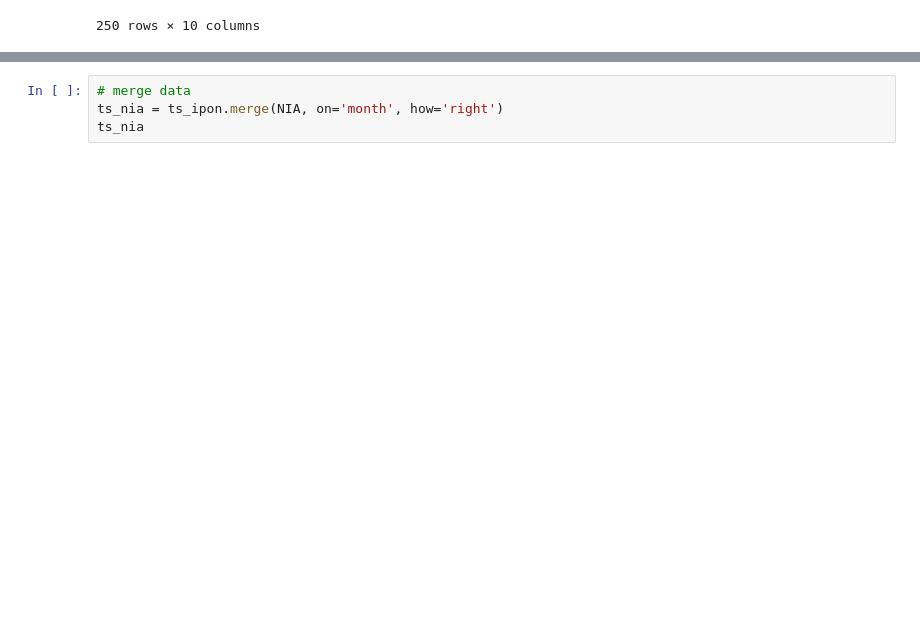
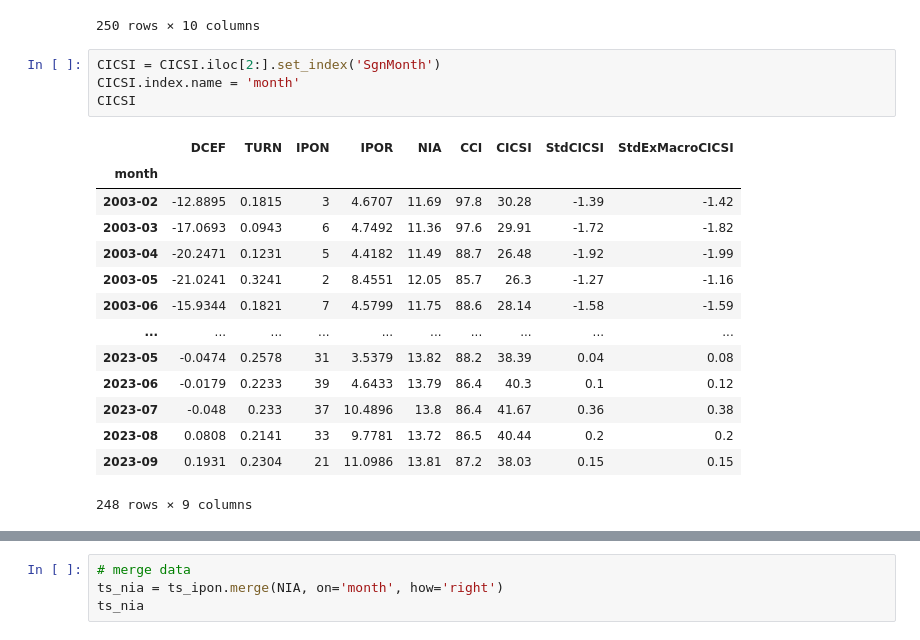
Before and after one commit to chenghang1989/Asset-Pricing-Homework, a Jupyter notebook: Homework1.ipynb, the cells around one changed output, grey strips where cells are left out. Saved outputs shown, nothing was run; the diff lists cells and outputs as text; blank space fills up the shorter version.

```diff
--- a/Homework1.ipynb
+++ b/Homework1.ipynb
@@ -1707,5 +1707,24 @@ CICSI
 | 248 | 2023-08 | 0.0808 | 0.2141 | 33 | 9.7781 | 13.72 | 86.5 | 40.44 | 0.2 | 0.2 |
 | 249 | 2023-09 | 0.1931 | 0.2304 | 21 | 11.0986 | 13.81 | 87.2 | 38.03 | 0.15 | 0.15 |
 250 rows × 10 columns
+# %%
+CICSI = CICSI.iloc[2:].set_index('SgnMonth')
+CICSI.index.name = 'month'
+CICSI
+# %% [output]
+|  | DCEF | TURN | IPON | IPOR | NIA | CCI | CICSI | StdCICSI | StdExMacroCICSI |
+| month |  |  |  |  |  |  |  |  |  |
+| 2003-02 | -12.8895 | 0.1815 | 3 | 4.6707 | 11.69 | 97.8 | 30.28 | -1.39 | -1.42 |
+| 2003-03 | -17.0693 | 0.0943 | 6 | 4.7492 | 11.36 | 97.6 | 29.91 | -1.72 | -1.82 |
+| 2003-04 | -20.2471 | 0.1231 | 5 | 4.4182 | 11.49 | 88.7 | 26.48 | -1.92 | -1.99 |
+| 2003-05 | -21.0241 | 0.3241 | 2 | 8.4551 | 12.05 | 85.7 | 26.3 | -1.27 | -1.16 |
+| 2003-06 | -15.9344 | 0.1821 | 7 | 4.5799 | 11.75 | 88.6 | 28.14 | -1.58 | -1.59 |
+| ... | ... | ... | ... | ... | ... | ... | ... | ... | ... |
+| 2023-05 | -0.0474 | 0.2578 | 31 | 3.5379 | 13.82 | 88.2 | 38.39 | 0.04 | 0.08 |
+| 2023-06 | -0.0179 | 0.2233 | 39 | 4.6433 | 13.79 | 86.4 | 40.3 | 0.1 | 0.12 |
+| 2023-07 | -0.048 | 0.233 | 37 | 10.4896 | 13.8 | 86.4 | 41.67 | 0.36 | 0.38 |
+| 2023-08 | 0.0808 | 0.2141 | 33 | 9.7781 | 13.72 | 86.5 | 40.44 | 0.2 | 0.2 |
+| 2023-09 | 0.1931 | 0.2304 | 21 | 11.0986 | 13.81 | 87.2 | 38.03 | 0.15 | 0.15 |
+248 rows × 9 columns
 # %%
 # 删除第一行第二行 并选择SgnMonth和NIA
```
Also changed, not shown: parts of 12 cells of this notebook.
